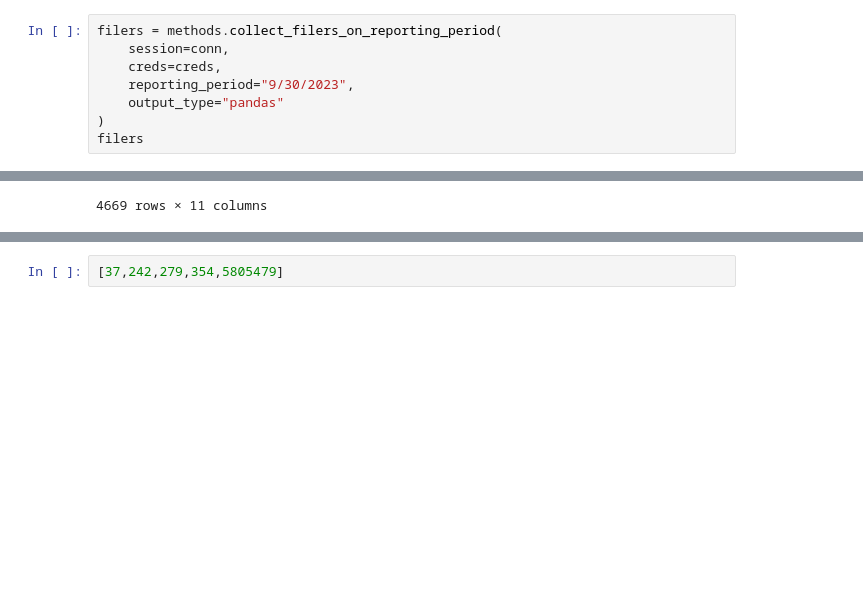
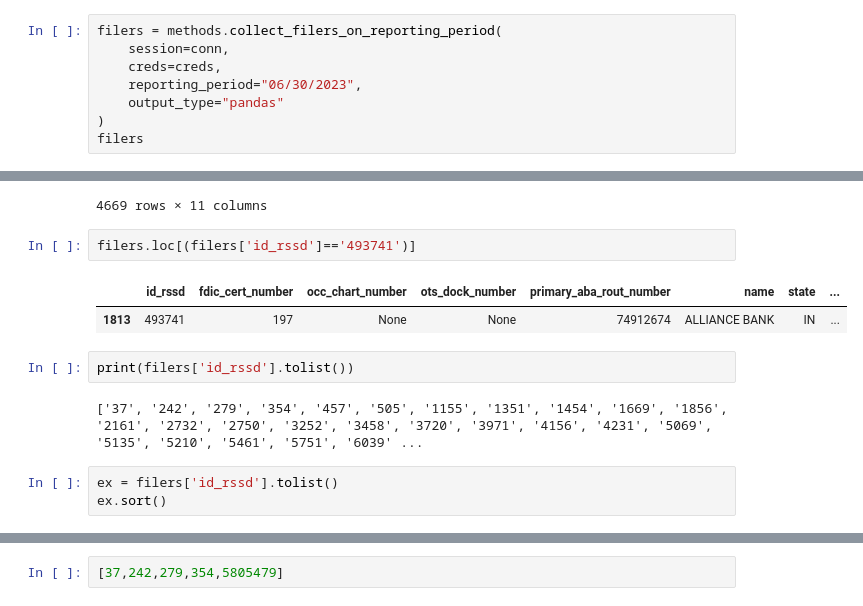
Before and after one commit to walkawalker/call-report-database, a Jupyter notebook: python/Create_Schedule_Directory/grab each call report.ipynb, the cells around one changed output, grey strips where cells are left out. Cells and saved outputs as stored; diff of their text form; blank space fills up the shorter version.

```diff
--- a/python/Create_Schedule_Directory/grab each call report.ipynb
+++ b/python/Create_Schedule_Directory/grab each call report.ipynb
@@ -468,7 +690,7 @@ df
 filers = methods.collect_filers_on_reporting_period(
     session=conn,
     creds=creds,
-    reporting_period="9/30/2023",
+    reporting_period="06/30/2023",
     output_type="pandas"
 )
 filers
@@ -486,3 +708,15 @@ filers
 | 4667 | 5859511 | 59344 | 25288 | None | 53012977 | TIAA TRUST, NATIONAL ASSOCIATION | NC | ... |
 | 4668 | 5860740 | 59305 | None | None | 72414514 | COMMUNITY UNITY BANK | MI | ... |
 4669 rows × 11 columns
+# %%
+filers.loc[(filers['id_rssd']=='493741')]
+# %% [output]
+|  | id_rssd | fdic_cert_number | occ_chart_number | ots_dock_number | primary_aba_rout_number | name | state | ... |
+| 1813 | 493741 | 197 | None | None | 74912674 | ALLIANCE BANK | IN | ... |
+# %%
+print(filers['id_rssd'].tolist())
+# %% [output]
+['37', '242', '279', '354', '457', '505', '1155', '1351', '1454', '1669', '1856', '2161', '2732', '2750', '3252', '3458', '3720', '3971', '4156', '4231', '5069', '5135', '5210', '5461', '5751', '6039' ...
+# %%
+ex = filers['id_rssd'].tolist()
+ex.sort()
```
Also changed, not shown: parts of 46 cells of this notebook, 18 other files.
